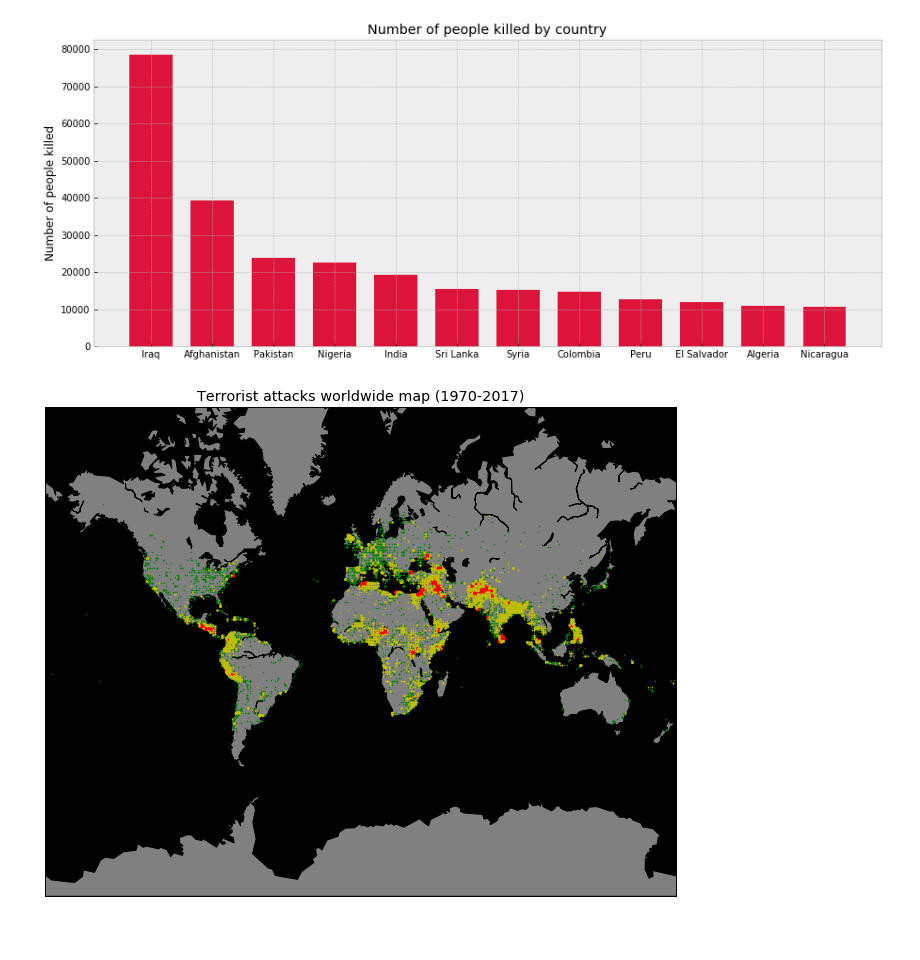
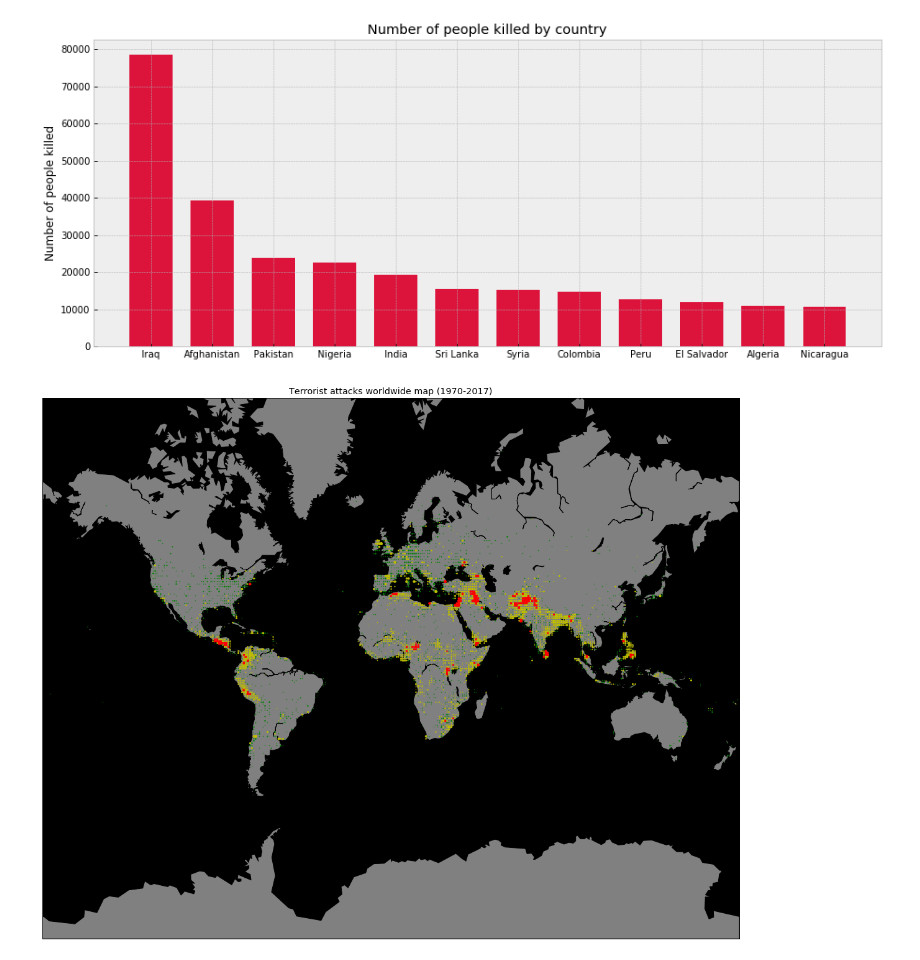
Before and after one commit to Andre711/PR19TANM, a Jupyter notebook: PR_Projekt/Projekt.ipynb, the cells around one changed output. Drawn from its saved outputs; the diff is of its cells as text; code cells hidden in the pictures; blank space fills up the shorter version.

```diff
--- a/PR_Projekt/Projekt.ipynb
+++ b/PR_Projekt/Projekt.ipynb
@@ -124,7 +124,7 @@ def colorBasedOnKilled(nkill):
 	if(nkill < 500): return 'y.'
 	return 'r.'
 
-plt.figure(figsize=(16,9))
+plt.figure(figsize=(25, 16))
 
 m = Basemap(projection='merc',llcrnrlat=-80,urcrnrlat=80,\
             llcrnrlon=-180,urcrnrlon=180,lat_ts=20,resolution='c')
@@ -145,31 +145,31 @@ for i in range (1, len(terrorism)):
 
 		if (lat, lon) not in slovarKoordinat:
 			slovarKoordinat[(lat, lon)] = (0, 0, 0) #nb of attacks, nkill, nwound
 
 		nbOfAttacks, kill, wound = slovarKoordinat[(lat, lon)]
 		slovarKoordinat[(lat, lon)] = (nbOfAttacks + 1, kill + nkill, wound + nwound)
 
 	except ValueError:
 	# do nothing
 		continue
 
 for key, value in slovarKoordinat.items():
 	lat, lon = key
 	nbOfAttacks, nkill, nwound = value
 
 	try:
 		lat = int(lat)
 		lon = int(lon)
 
 		markerSize = sizeBasedOnNumberOfAttacks(nbOfAttacks)
 		color = colorBasedOnKilled(nkill)
 
 		x,y = m(lon, lat)
 		m.plot(x, y, color, markersize=markerSize)
 	except ValueError:
 	# do nothing
 		continue
 
 plt.show()
 # %% [output]
-[figure, old version]
+[figure, new version]
```
